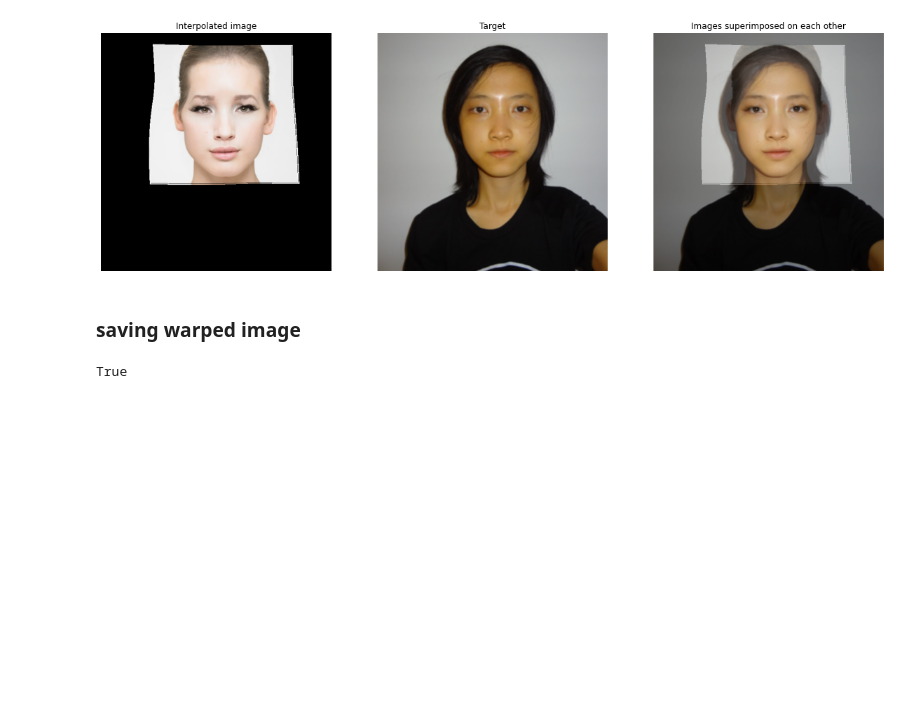
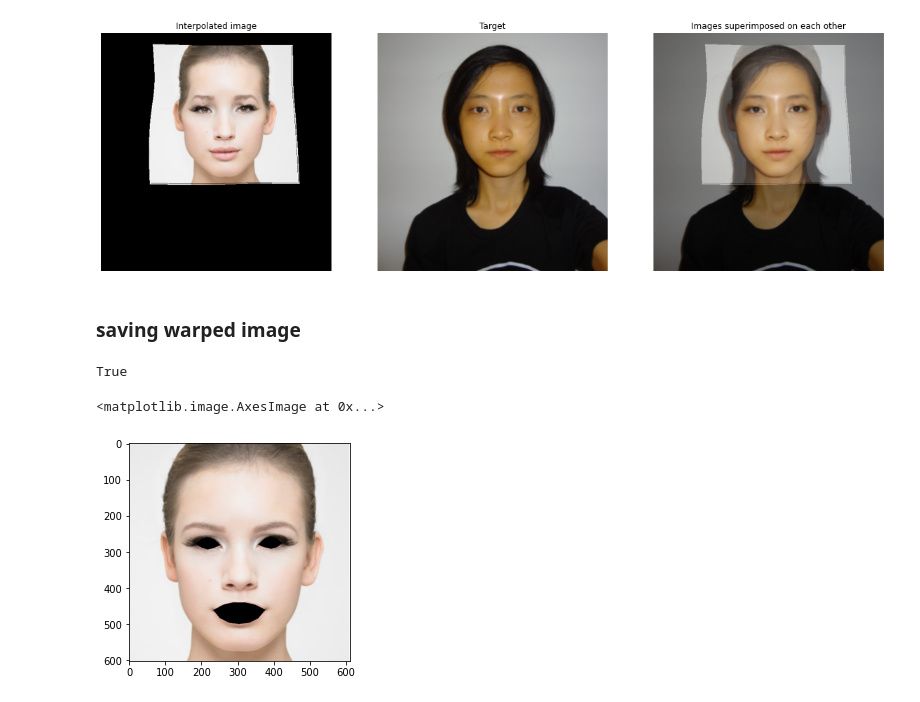
Before and after one commit to shaunak-badani/Digital-Makeup-Face-Generation, a Jupyter notebook: src/Digital Makeup Face Generation.ipynb, the cells around one changed output. Cells and saved outputs as stored; diff of their text form; code cells hidden in the pictures; blank space fills up the shorter version.

```diff
--- a/src/Digital Makeup Face Generation.ipynb
+++ b/src/Digital Makeup Face Generation.ipynb
@@ -41,6 +56,9 @@ target_landmarks = stasm.search_single(target_gray)
 
 ref_l = stasm.force_points_into_image(ref_landmarks, ref_gray)
 target_l = stasm.force_points_into_image(target_landmarks, target_gray)
+
+points1 = list(map(tuple,ref_l))
+points2 = list(map(tuple, target_l))
 # %%
 ## Making landmark points white
 ref_copy = ref_color.copy()
@@ -320,3 +338,37 @@ cv2.imwrite(os.path.join(GEN_IMAGES_PATH,'interpolated_image.png'), cv2.cvtColor
 cv2.imwrite(os.path.join(GEN_IMAGES_PATH,'superimposed_image.png'), cv2.cvtColor(super_imposed, cv2.COLOR_BGR2RGB))
 # %% [output]
 True
+# %%
+def visualize_facial_landmarks(image,points,alpha=1):
+    overlay = image.copy()
+    output = image.copy()
+
+    hull1 = cv2.convexHull(np.array(points[30:38]))
+    cv2.drawContours(overlay, [hull1.astype(int)], -1, (0,0,0), -1)
+
+    hull2 = cv2.convexHull(np.array(points[40:48]))
+    cv2.drawContours(overlay, [hull2.astype(int)], -1, (0,0,0), -1)
+
+    hull3 = cv2.convexHull(np.array(points[59:77]))
+    cv2.drawContours(overlay, [hull3.astype(int)], -1, (0,0,0), -1)
+
+    cv2.addWeighted(overlay, alpha, output, 1 - alpha, 0, output)
+
+    return output
+# %%
+def eye_lip_extraction(img,points):
+  img_b,img_g,img_r = cv2.split(img)
+
+  output_r = visualize_facial_landmarks(img_r,points)
+  output_g = visualize_facial_landmarks(img_g,points)
+  output_b = visualize_facial_landmarks(img_b,points)
+
+  output = cv2.merge((output_r,output_g,output_b))
+  return output
+# %%
+ref_w_lip = eye_lip_extraction(ref,points1)
+
+plt.imshow(ref_w_lip)
+# %% [output]
+<matplotlib.image.AxesImage at 0x...>
+[figure, added]
```
Also changed, not shown: parts of 21 cells of this notebook.
